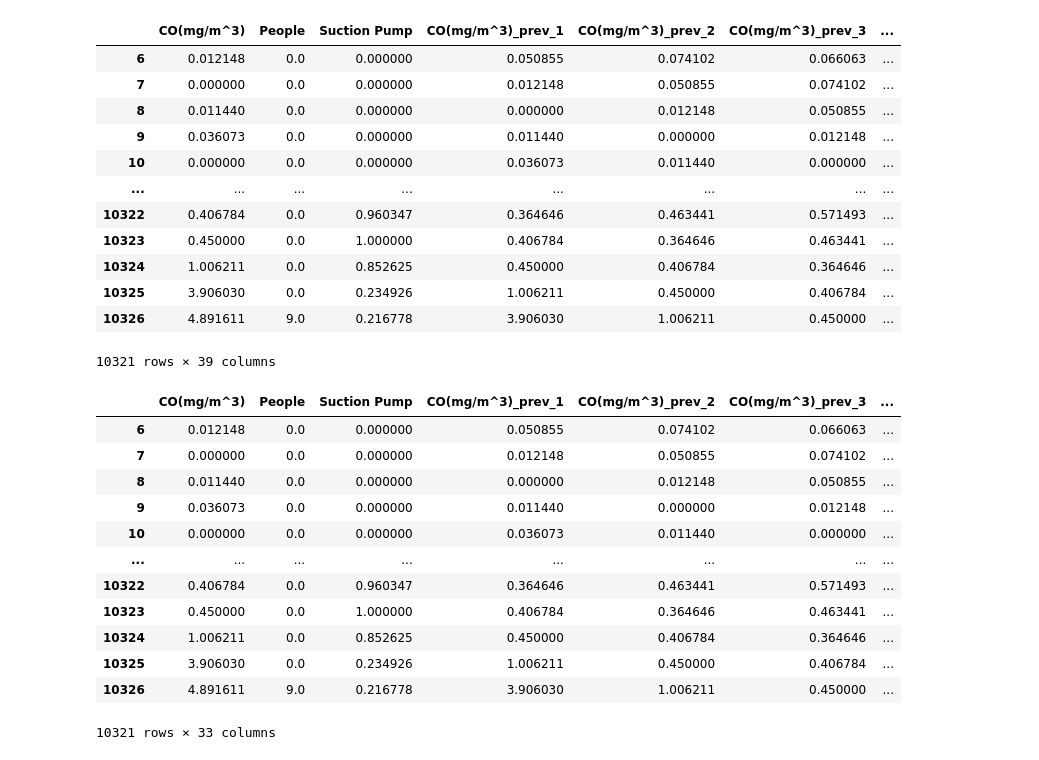
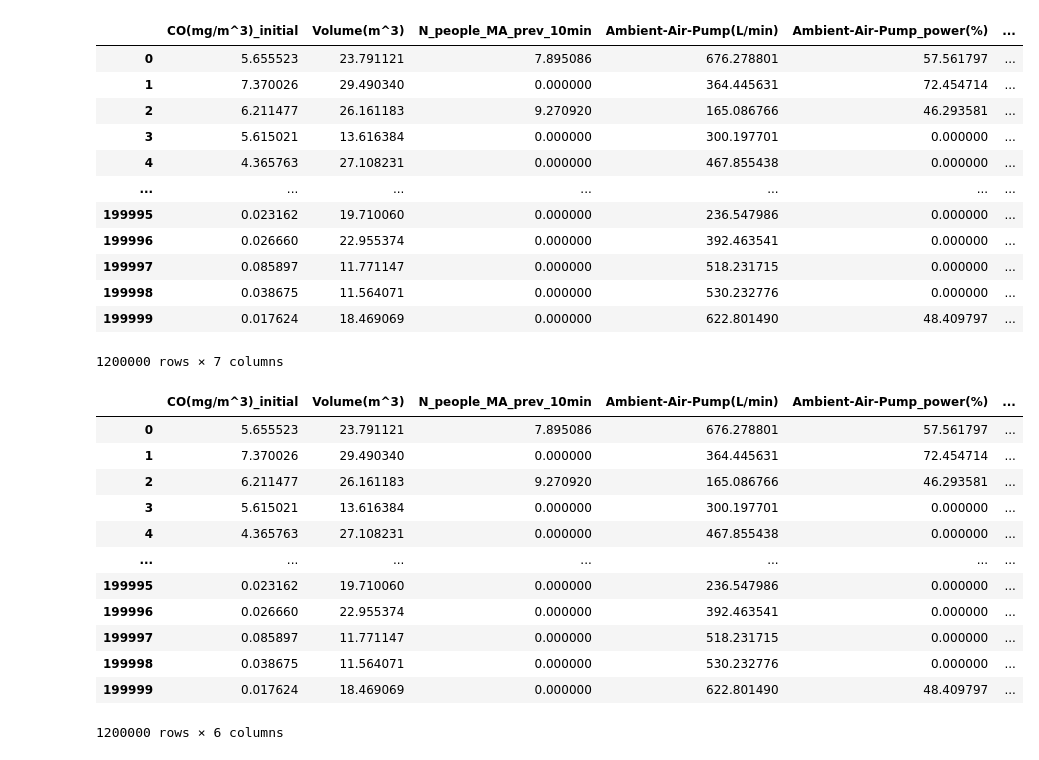
Before and after one commit to Ishikawa7/Simulate_air_quality_control, a Jupyter notebook: predictive_model.ipynb, the cells around one changed output. Saved outputs shown, nothing was run; the diff lists cells and outputs as text; code cells hidden in the pictures.

```diff
--- a/predictive_model.ipynb
+++ b/predictive_model.ipynb
@@ -8,35 +9,35 @@ from sklearn.preprocessing import StandardScaler
 # %%
-df = pd.read_csv('data/data_lagged.csv', index_col=0)
+df = pd.read_csv('data/data.csv', index_col=0)
 df
 # %% [output]
-|  | CO(mg/m^3) | People | Suction Pump | CO(mg/m^3)_prev_1 | CO(mg/m^3)_prev_2 | CO(mg/m^3)_prev_3 | ... |
-| 6 | 0.012148 | 0.0 | 0.000000 | 0.050855 | 0.074102 | 0.066063 | ... |
-| 7 | 0.000000 | 0.0 | 0.000000 | 0.012148 | 0.050855 | 0.074102 | ... |
-| 8 | 0.011440 | 0.0 | 0.000000 | 0.000000 | 0.012148 | 0.050855 | ... |
-| 9 | 0.036073 | 0.0 | 0.000000 | 0.011440 | 0.000000 | 0.012148 | ... |
-| 10 | 0.000000 | 0.0 | 0.000000 | 0.036073 | 0.011440 | 0.000000 | ... |
-| ... | ... | ... | ... | ... | ... | ... | ... |
-| 10322 | 0.406784 | 0.0 | 0.960347 | 0.364646 | 0.463441 | 0.571493 | ... |
-| 10323 | 0.450000 | 0.0 | 1.000000 | 0.406784 | 0.364646 | 0.463441 | ... |
-| 10324 | 1.006211 | 0.0 | 0.852625 | 0.450000 | 0.406784 | 0.364646 | ... |
-| 10325 | 3.906030 | 0.0 | 0.234926 | 1.006211 | 0.450000 | 0.406784 | ... |
-| 10326 | 4.891611 | 9.0 | 0.216778 | 3.906030 | 1.006211 | 0.450000 | ... |
+|  | CO(mg/m^3)_initial | Volume(m^3) | N_people_MA_prev_10min | Ambient-Air-Pump(L/min) | Ambient-Air-Pump_power(%) | ... |
+| 0 | 5.655523 | 23.791121 | 7.895086 | 676.278801 | 57.561797 | ... |
+| 1 | 7.370026 | 29.490340 | 0.000000 | 364.445631 | 72.454714 | ... |
+| 2 | 6.211477 | 26.161183 | 9.270920 | 165.086766 | 46.293581 | ... |
+| 3 | 5.615021 | 13.616384 | 0.000000 | 300.197701 | 0.000000 | ... |
+| 4 | 4.365763 | 27.108231 | 0.000000 | 467.855438 | 0.000000 | ... |
+| ... | ... | ... | ... | ... | ... | ... |
+| 199995 | 0.023162 | 19.710060 | 0.000000 | 236.547986 | 0.000000 | ... |
+| 199996 | 0.026660 | 22.955374 | 0.000000 | 392.463541 | 0.000000 | ... |
+| 199997 | 0.085897 | 11.771147 | 0.000000 | 518.231715 | 0.000000 | ... |
+| 199998 | 0.038675 | 11.564071 | 0.000000 | 530.232776 | 0.000000 | ... |
+| 199999 | 0.017624 | 18.469069 | 0.000000 | 622.801490 | 48.409797 | ... |
-10321 rows × 39 columns
+1200000 rows × 7 columns
 # %%
-df_X = df[df.columns[:-6]]
+df_X = df[df.columns[:-1]]
 df_X
 # %% [output]
-|  | CO(mg/m^3) | People | Suction Pump | CO(mg/m^3)_prev_1 | CO(mg/m^3)_prev_2 | CO(mg/m^3)_prev_3 | ... |
-| 6 | 0.012148 | 0.0 | 0.000000 | 0.050855 | 0.074102 | 0.066063 | ... |
-| 7 | 0.000000 | 0.0 | 0.000000 | 0.012148 | 0.050855 | 0.074102 | ... |
-| 8 | 0.011440 | 0.0 | 0.000000 | 0.000000 | 0.012148 | 0.050855 | ... |
-| 9 | 0.036073 | 0.0 | 0.000000 | 0.011440 | 0.000000 | 0.012148 | ... |
-| 10 | 0.000000 | 0.0 | 0.000000 | 0.036073 | 0.011440 | 0.000000 | ... |
-| ... | ... | ... | ... | ... | ... | ... | ... |
-| 10322 | 0.406784 | 0.0 | 0.960347 | 0.364646 | 0.463441 | 0.571493 | ... |
-| 10323 | 0.450000 | 0.0 | 1.000000 | 0.406784 | 0.364646 | 0.463441 | ... |
-| 10324 | 1.006211 | 0.0 | 0.852625 | 0.450000 | 0.406784 | 0.364646 | ... |
-| 10325 | 3.906030 | 0.0 | 0.234926 | 1.006211 | 0.450000 | 0.406784 | ... |
-| 10326 | 4.891611 | 9.0 | 0.216778 | 3.906030 | 1.006211 | 0.450000 | ... |
+|  | CO(mg/m^3)_initial | Volume(m^3) | N_people_MA_prev_10min | Ambient-Air-Pump(L/min) | Ambient-Air-Pump_power(%) | ... |
+| 0 | 5.655523 | 23.791121 | 7.895086 | 676.278801 | 57.561797 | ... |
+| 1 | 7.370026 | 29.490340 | 0.000000 | 364.445631 | 72.454714 | ... |
+| 2 | 6.211477 | 26.161183 | 9.270920 | 165.086766 | 46.293581 | ... |
+| 3 | 5.615021 | 13.616384 | 0.000000 | 300.197701 | 0.000000 | ... |
+| 4 | 4.365763 | 27.108231 | 0.000000 | 467.855438 | 0.000000 | ... |
+| ... | ... | ... | ... | ... | ... | ... |
+| 199995 | 0.023162 | 19.710060 | 0.000000 | 236.547986 | 0.000000 | ... |
+| 199996 | 0.026660 | 22.955374 | 0.000000 | 392.463541 | 0.000000 | ... |
+| 199997 | 0.085897 | 11.771147 | 0.000000 | 518.231715 | 0.000000 | ... |
+| 199998 | 0.038675 | 11.564071 | 0.000000 | 530.232776 | 0.000000 | ... |
+| 199999 | 0.017624 | 18.469069 | 0.000000 | 622.801490 | 48.409797 | ... |
-10321 rows × 33 columns
+1200000 rows × 6 columns
 # %%
```
Also changed, not shown: parts of 15 cells of this notebook, 13 other files.
